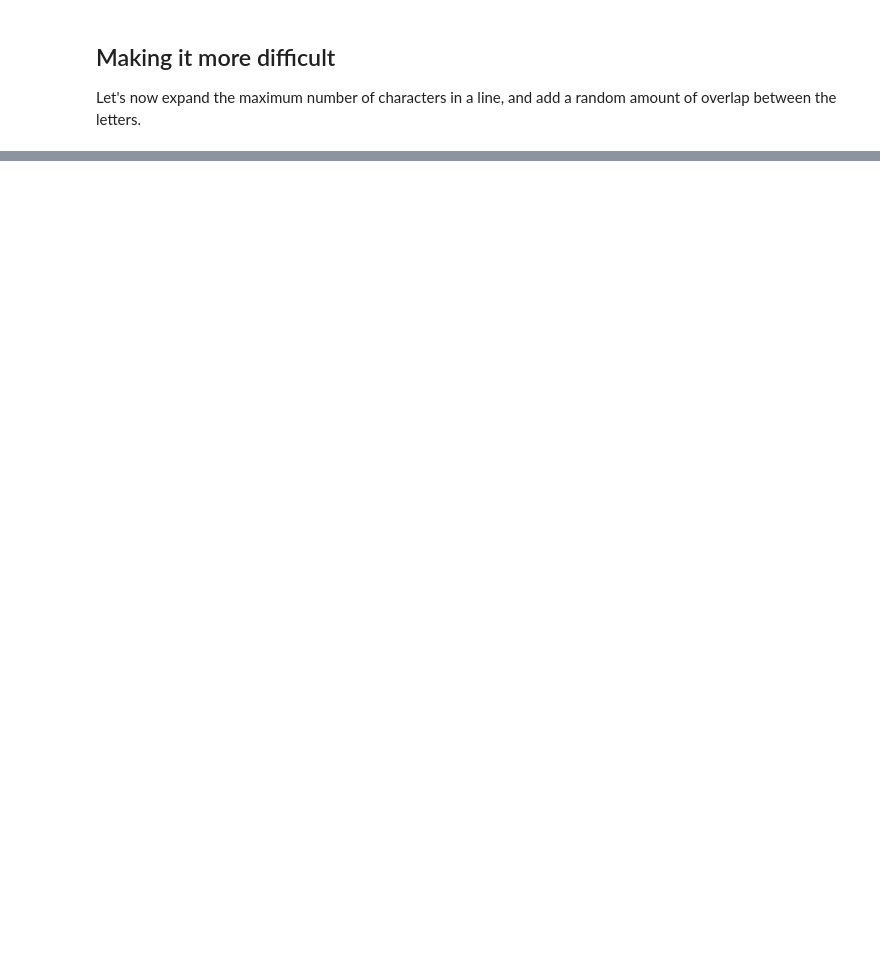
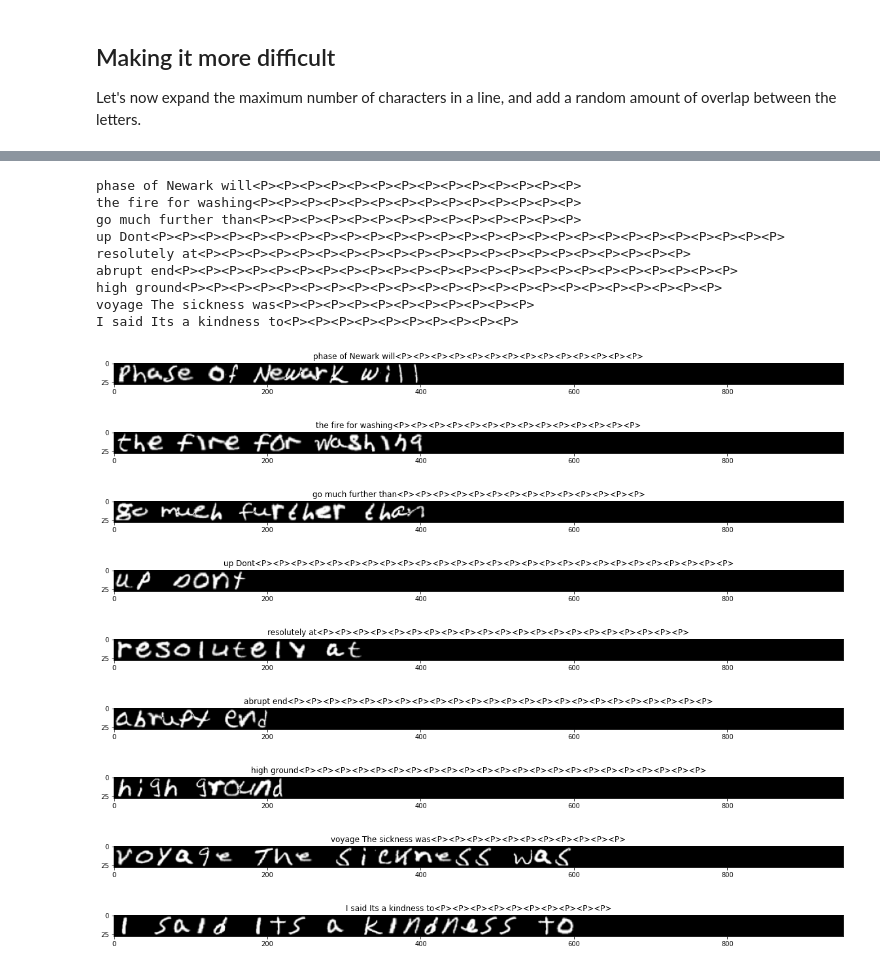
Before and after one commit to the-full-stack/fsdl-text-recognizer-2021-labs, a Jupyter notebook: lab5/notebooks/02-look-at-emnist-lines.ipynb, the cells around one changed output, grey strips where cells are left out. Drawn from its saved outputs; the diff is of its cells as text; code cells hidden in the pictures; blank space fills up the shorter version.

```diff
--- a/lab5/notebooks/02-look-at-emnist-lines.ipynb
+++ b/lab5/notebooks/02-look-at-emnist-lines.ipynb
@@ -93,15 +97,3 @@ for i in range(num_samples_to_plot):
 ## Making it more difficult
 
 Let's now expand the maximum number of characters in a line, and add a random amount of overlap between the letters.
-# %%
-args = argparse.Namespace(min_overlap=0.2, max_overlap=0.5, max_length=43)
-dataset = EMNISTLines(args)
-dataset.prepare_data()
-dataset.setup()
-print(dataset)
-
-for i in range(10):
-    x, y = dataset.data_train[i]
-    sentence = convert_y_label_to_string(y)
-    plt.matshow(x.squeeze(), cmap='gray', vmin=0, vmax=1)
-    plt.title(sentence)
@@ -169,0 +100,6 @@ for i in range(5):
+# %%
+args = argparse.Namespace(max_length=34, max_overlap=0.33)
+dataset = EMNISTLines(args)
+dataset.prepare_data()
+dataset.setup()
+print(dataset)
@@ -169,0 +117,29 @@ for i in range(5):
+# %%
+num_samples_to_plot = 9
+
+for i in range(num_samples_to_plot):
+    plt.figure(figsize=(20, 20))
+    x, y = dataset.data_train[i]
+    sentence = convert_y_label_to_string(y)
+    print(sentence)
+    plt.title(sentence)
+    plt.imshow(x.squeeze(), cmap='gray')
+# %% [output]
+phase of Newark will<P><P><P><P><P><P><P><P><P><P><P><P><P><P>
+the fire for washing<P><P><P><P><P><P><P><P><P><P><P><P><P><P>
+go much further than<P><P><P><P><P><P><P><P><P><P><P><P><P><P>
+up Dont<P><P><P><P><P><P><P><P><P><P><P><P><P><P><P><P><P><P><P><P><P><P><P><P><P><P><P>
+resolutely at<P><P><P><P><P><P><P><P><P><P><P><P><P><P><P><P><P><P><P><P><P>
+abrupt end<P><P><P><P><P><P><P><P><P><P><P><P><P><P><P><P><P><P><P><P><P><P><P><P>
+high ground<P><P><P><P><P><P><P><P><P><P><P><P><P><P><P><P><P><P><P><P><P><P><P>
+voyage The sickness was<P><P><P><P><P><P><P><P><P><P><P>
+I said Its a kindness to<P><P><P><P><P><P><P><P><P><P>
+[figure, added]
+[figure, added]
+[figure, added]
+[figure, added]
+[figure, added]
+[figure, added]
+[figure, added]
+[figure, added]
+[figure, added]
```
Also changed, not shown: parts of 8 cells of this notebook, 1 other file.
